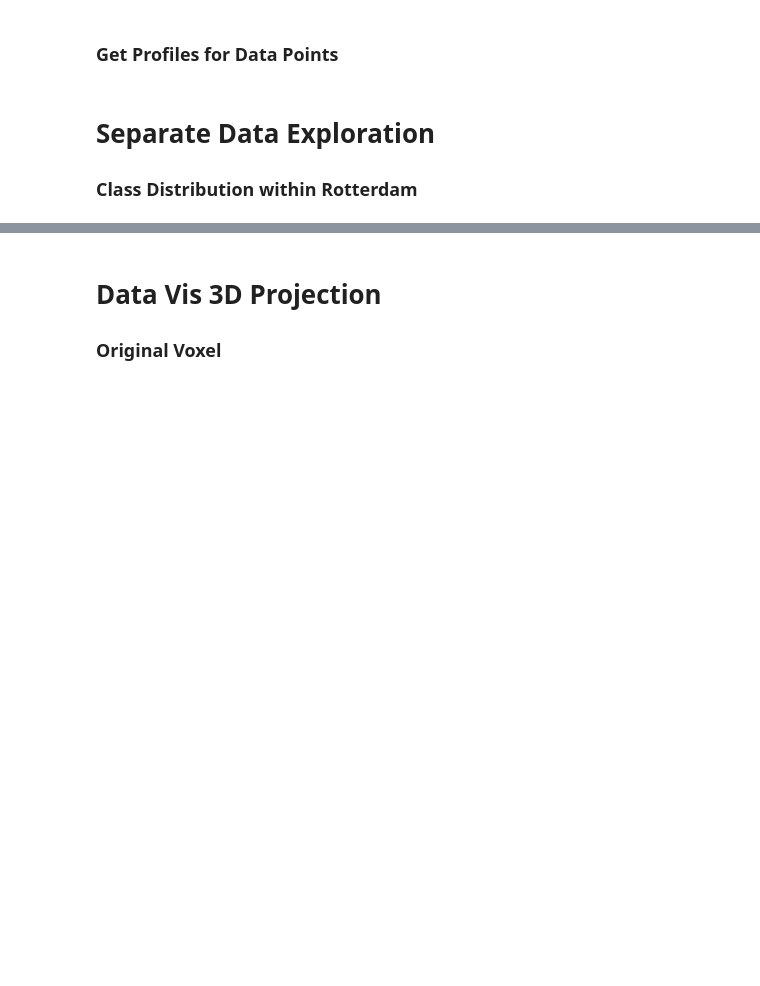
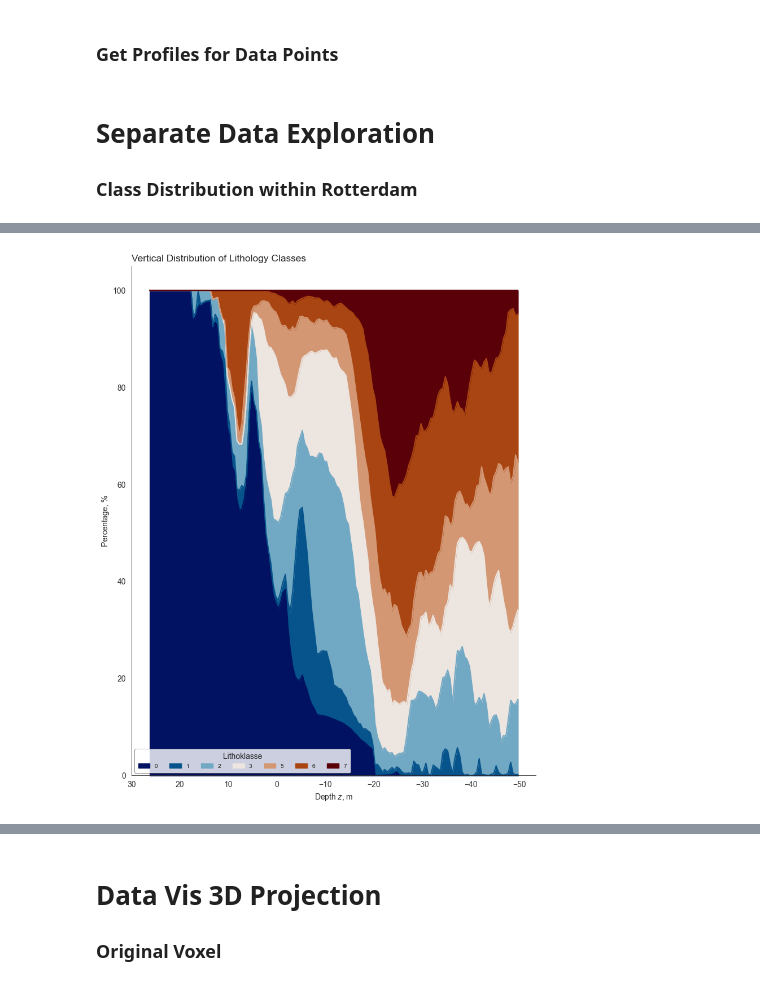
Before and after one commit to silviaelisabeth/UndergroundVisuals_Rotterdam, a Jupyter notebook: dev_layer_plot.ipynb, the cells around one changed output, grey strips where cells are left out. Cells and saved outputs as stored; diff of their text form; code cells hidden in the pictures; blank space fills up the shorter version.

Commit message:
lithoclass distribution (total vs vertically split)

```diff
--- a/dev_layer_plot.ipynb
+++ b/dev_layer_plot.ipynb
@@ -316,2 +364,38 @@ from numpy import arange
+# %%
+df_plot = depth_dist.sort_index()
+
+
+axes_color = '#333333'
+fontsize = 10
+
+fig, ax = plt.subplots(figsize=(8, 10))
+df_plot.plot.area(ax=ax, cmap=cm.vik)
+
+plt.gca().invert_xaxis()
+leg = ax.legend(
+    title="Lithoklasse", loc=0, ncols=8,
+    edgecolor=axes_color, borderpad=.65, fontsize=fontsize*0.75
+    )
+leg.get_frame().set_linewidth(.5)
+
+for spine in ax.spines.values():
+    spine.set_visible(False)
+
+ax.axhline(y=ax.get_ylim()[0], color=axes_color, linewidth=1.2, zorder=10)
+ax.axvline(x=ax.get_xlim()[0], color=axes_color, linewidth=1.2, zorder=10)
+
+ax.tick_params(axis='x', colors=axes_color)
+ax.tick_params(axis='y', colors=axes_color)
+
+ax.grid(False)
+ax.set_xlabel("Depth $z$, m", fontsize=fontsize)
+ax.set_ylabel("Percentage, %", fontsize=fontsize)
+ax.set_title("Vertical Distribution of Lithology Classes", loc='left', fontsize=fontsize*1.25)
+
+plt.tight_layout()
+
+plt.show()
+# %% [output]
+[figure, added]
 # %%
 plt.figure(figsize=(10, 8))
```
Also changed, not shown: parts of 13 cells of this notebook, 1 other file.
